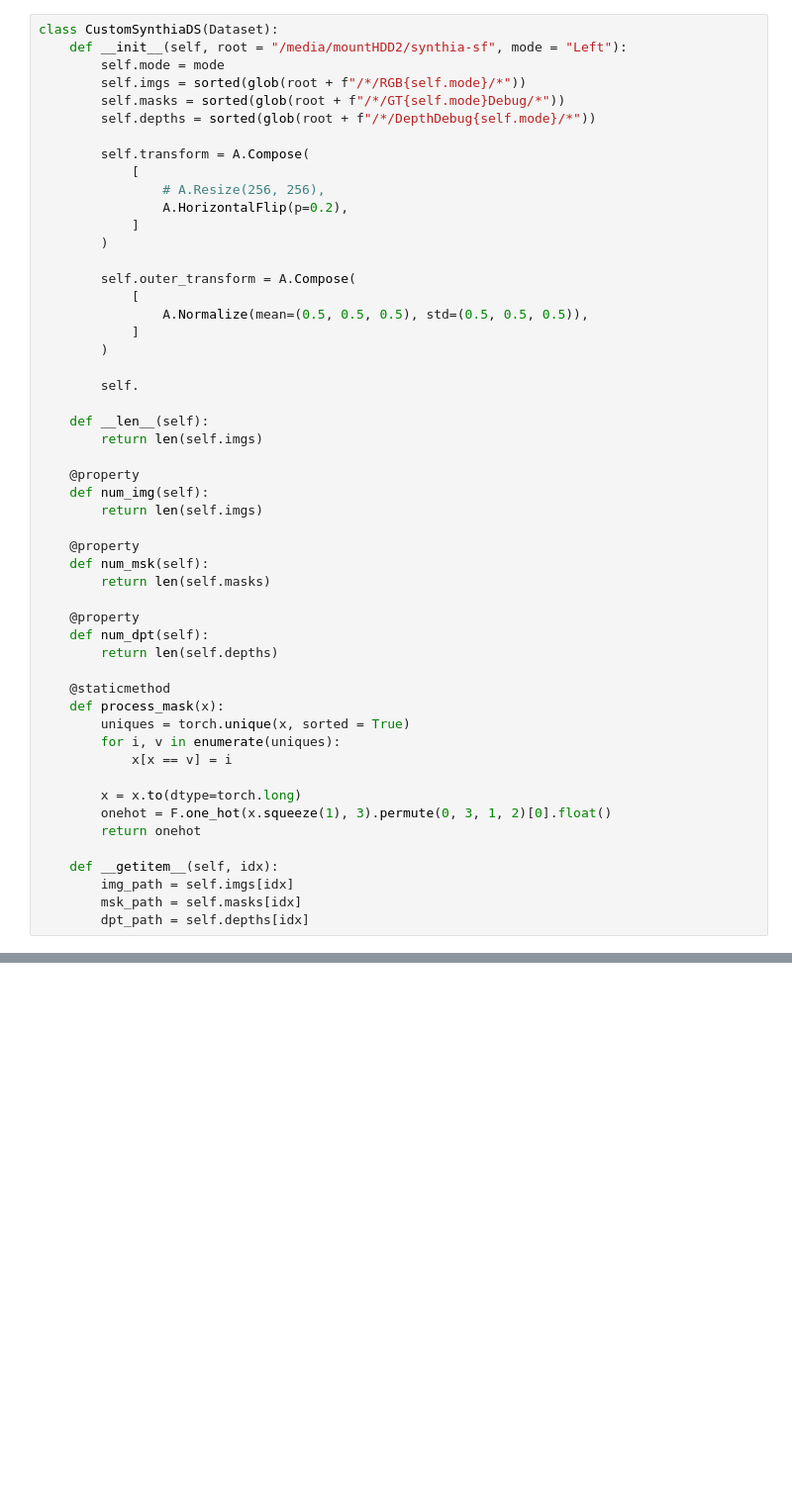
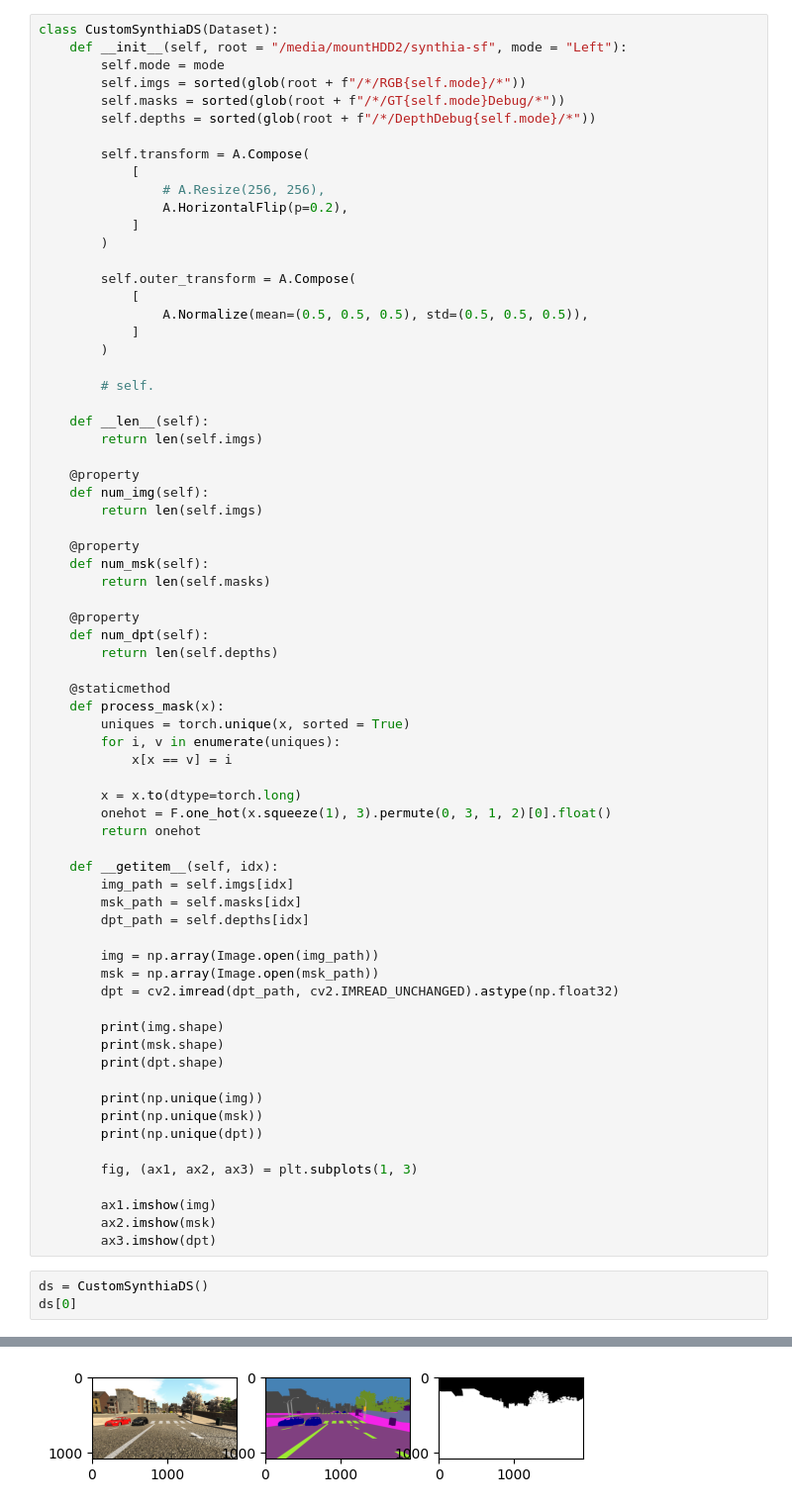
Before and after one commit to ScaleMind-C9308A/DecodeItAll, a Jupyter notebook: multi-task/synthiasf/custom_dataset.ipynb, the cells around one changed output, grey strips where cells are left out. Shown at 99% size. Saved outputs shown, nothing was run; the diff lists cells and outputs as text; blank space fills up the shorter version.

Commit message:
update data set custom for synthiasf

```diff
--- a/multi-task/synthiasf/custom_dataset.ipynb
+++ b/multi-task/synthiasf/custom_dataset.ipynb
@@ -37,7 +40,7 @@ class CustomSynthiaDS(Dataset):
             ]
         )
 
-        self.
+        # self.
 
     def __len__(self):
         return len(self.imgs)
@@ -68,3 +71,25 @@ class CustomSynthiaDS(Dataset):
         img_path = self.imgs[idx]
         msk_path = self.masks[idx]
         dpt_path = self.depths[idx]
+
+        img = np.array(Image.open(img_path))
+        msk = np.array(Image.open(msk_path))
+        dpt = cv2.imread(dpt_path, cv2.IMREAD_UNCHANGED).astype(np.float32)
+
+        print(img.shape)
+        print(msk.shape)
+        print(dpt.shape)
+
+        print(np.unique(img))
+        print(np.unique(msk))
+        print(np.unique(dpt))
+
+        fig, (ax1, ax2, ax3) = plt.subplots(1, 3)
+
+        ax1.imshow(img)
+        ax2.imshow(msk)
+        ax3.imshow(dpt)
+# %%
+ds = CustomSynthiaDS()
+ds[0]
+# %% [output]
@@ -70,0 +114 @@ class CustomSynthiaDS(Dataset):
+[figure, added]
```
Also changed, not shown: parts of 2 cells of this notebook.
